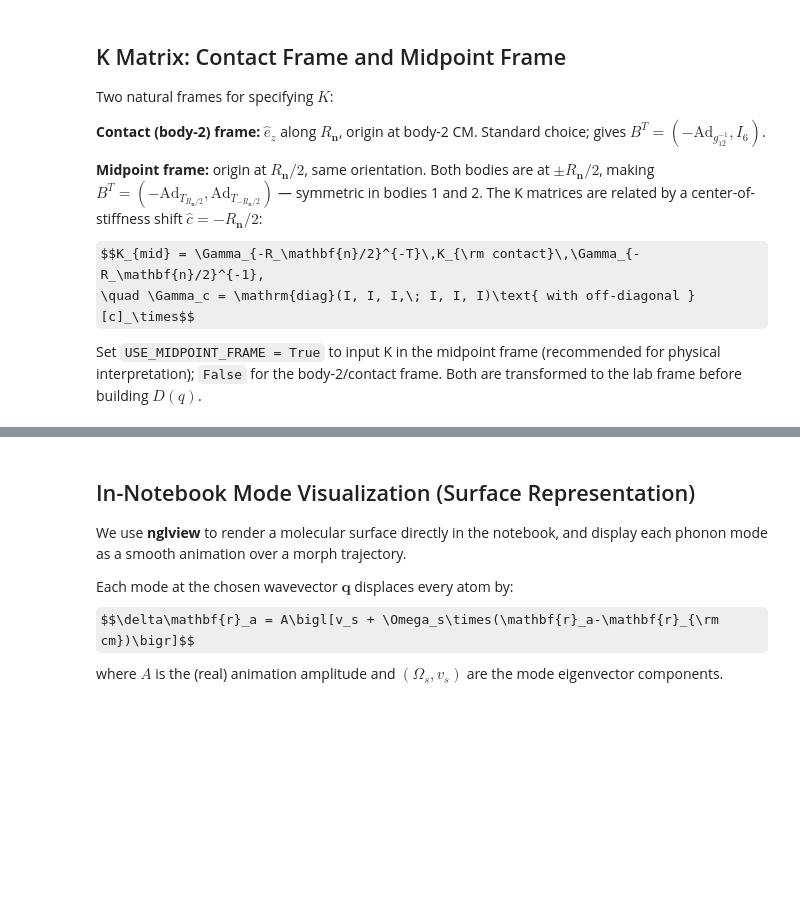
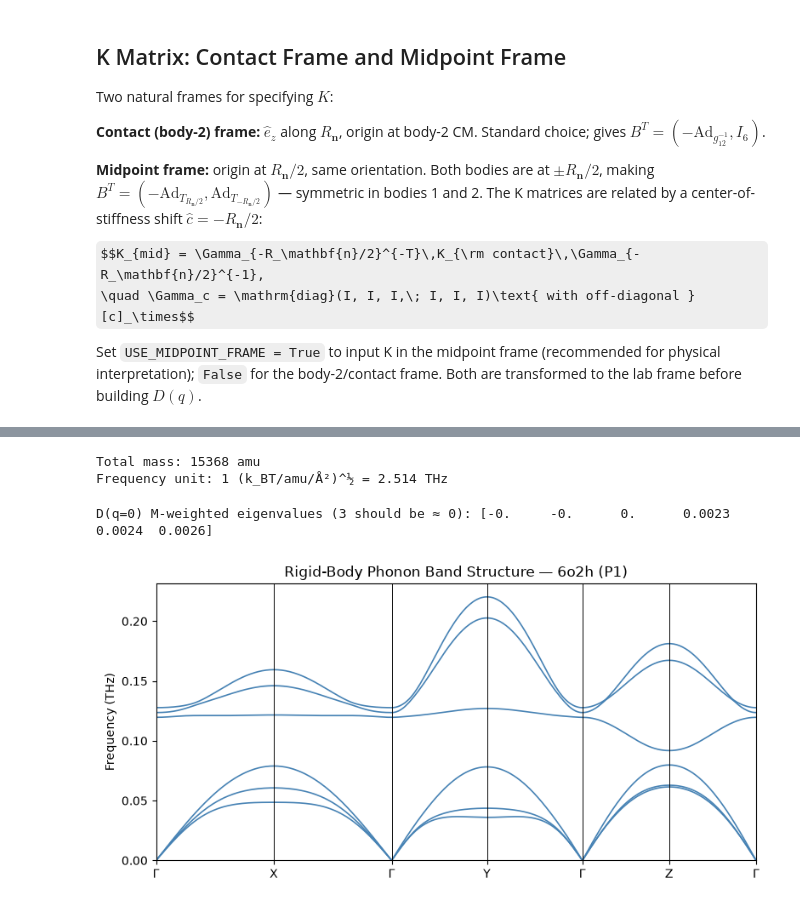
Before and after one commit to diff-use/goodvibes, a Jupyter notebook: sandbox/other-steve/202609/rigid_body_diffuse_6o2h.ipynb, the cells around one changed output, grey strips where cells are left out. Saved outputs shown, nothing was run; the diff lists cells and outputs as text; code cells hidden in the pictures; some formulas as TeX source; blank space fills up the shorter version.

Commit message:
Further work on electron density reconstruction and diffuse signal generation.

```diff
--- a/sandbox/other-steve/202609/rigid_body_diffuse_6o2h.ipynb
+++ b/sandbox/other-steve/202609/rigid_body_diffuse_6o2h.ipynb
@@ -16,17 +16,23 @@ from itertools import product
 
 np.set_printoptions(precision=4, suppress=True)
 # %%
-PDB_FILE = pathlib.Path("6o2h.pdb")
+PDB_FILE = pathlib.Path("6o2h.cif")
 SF_CIF   = pathlib.Path("6o2h-sf.cif")
 
 D_MIN_MODEL    = 1.5    # Å — resolution for model density (phases)
 RATE_MODEL     = 1.5
-CONTACT_CUTOFF = 5.0    # Å — atom-atom cutoff for interface detection
+CONTACT_CUTOFF = 4.0    # Å — atom-atom cutoff for interface detection
 MIN_CONTACTS   = 5
 MAX_IMAGE      = 1      # check ±MAX_IMAGE cells each direction
 KAPPA_T        = 1.0    # default translational stiffness (k_BT/Å²)
 KAPPA_R        = 1.0    # default rotational stiffness (k_BT)
 D_MIN_DIFFUSE  = 3.0    # Å — resolution cutoff for diffuse map
+NPLOT_HK       = 8      # sub-integer grid density per Miller index (finer = slower)
+                        # Trade-off: D_MIN_DIFFUSE controls how many Bragg peaks appear
+                        # (larger D_MIN → fewer peaks, only large-d ones); NPLOT_HK controls
+                        # inter-Bragg resolution independently. To trade fewer Bragg peaks for
+                        # finer sub-Bragg sampling at fixed memory: increase D_MIN_DIFFUSE and
+                        # NPLOT_HK proportionally (h_max ∝ 1/D_MIN, map pixels ∝ h_max*P).
 TEMPERATURE    = 300.0  # K
 # %%
 st = gemmi.read_structure(str(PDB_FILE))
@@ -278,6 +376,9 @@ omega_unit = np.sqrt(kBT_SI / (const.atomic_mass * (1e-10)**2))  # rad/s
 freq_unit  = omega_unit / (2*np.pi) / 1e12                         # THz
 print(f"Total mass: {m_total:.0f} amu")
 print(f"Frequency unit: 1 (k_BT/amu/Å²)^½ = {freq_unit:.3f} THz")
+# %% [output]
+Total mass: 15368 amu
+Frequency unit: 1 (k_BT/amu/Å²)^½ = 2.514 THz
 # %%
 def ad_translation(R_n):
     """Ad_{T_{-R_n}}: 6×6 in (Omega,v) order; lower-left = -R_n×."""
@@ -312,35 +413,39 @@ Msq_inv = np.linalg.inv(Msq)
 D0      = dynamical_matrix(np.zeros(3), unique, K_lab)
 ev0     = np.linalg.eigvalsh((Msq_inv @ D0 @ Msq_inv.T).real)
 print("D(q=0) M-weighted eigenvalues (3 should be ≈ 0):", ev0.round(6))
+# %% [output]
+D(q=0) M-weighted eigenvalues (3 should be ≈ 0): [-0.     -0.      0.      0.0023  0.0024  0.0026]
 # %%
 HSP = {'Γ':np.array([0.,0.,0.]),'X':np.array([.5,0.,0.]),
        'Y':np.array([0.,.5,0.]),'Z':np.array([0.,0.,.5])}
 path_labels = ['Γ','X','Γ','Y','Γ','Z','Γ']
 N_seg = 60
 
 q_frac, tick_idx = [], [0]
 for seg in range(len(path_labels)-1):
     p0, p1 = HSP[path_labels[seg]], HSP[path_labels[seg+1]]
     last = (seg == len(path_labels)-2)
     for t in np.linspace(0, 1, N_seg, endpoint=last):
         q_frac.append(p0*(1-t)+p1*t)
     if not last: tick_idx.append(len(q_frac))
 tick_idx.append(len(q_frac)-1)
 
 q_frac  = np.array(q_frac)
 q_cart  = (B_recip @ q_frac.T).T
 freqs_bs = []
 for q in q_cart:
     D  = dynamical_matrix(q, unique, K_lab)
     ev = np.linalg.eigvalsh((Msq_inv @ D @ Msq_inv.T).real)
     freqs_bs.append(np.sqrt(np.maximum(ev,0)) * freq_unit)
 freqs_bs = np.array(freqs_bs)
 
 x = np.concatenate([[0], np.cumsum(np.linalg.norm(np.diff(q_cart,axis=0),axis=1))])
 fig, ax = plt.subplots(figsize=(8,4))
 ax.plot(x, freqs_bs, color='steelblue', lw=1.2)
 for ti in tick_idx: ax.axvline(x[ti], color='k', lw=0.7)
 ax.set_xticks([x[ti] for ti in tick_idx]); ax.set_xticklabels(path_labels)
 ax.set_ylabel('Frequency (THz)'); ax.set_xlim(x[0],x[-1]); ax.set_ylim(0)
-ax.set_title('Rigid-Body Phonon Band Structure — 6O2H (P1)')
+ax.set_title('Rigid-Body Phonon Band Structure — 6o2h (P1)')
 plt.tight_layout(); plt.savefig('band_structure.png', dpi=150); plt.show()
+# %% [output]
+[figure, added]
@@ -373,10 +451,0 @@ plt.tight_layout(); plt.savefig('diffuse_map_hk0.png', dpi=150); plt.show()
-# %% [markdown]
-## In-Notebook Mode Visualization (Surface Representation)
-
-We use **nglview** to render a molecular surface directly in the notebook,
-and display each phonon mode as a smooth animation over a morph trajectory.
-
-Each mode at the chosen wavevector $\mathbf{q}$ displaces every atom by:
-$$\delta\mathbf{r}_a = A\bigl[v_s + \Omega_s\times(\mathbf{r}_a-\mathbf{r}_{\rm cm})\bigr]$$
-where $A$ is the (real) animation amplitude and $(\Omega_s, v_s)$ are the mode
-eigenvector components.
```
Also changed, not shown: parts of 26 cells of this notebook, 10 other files.
